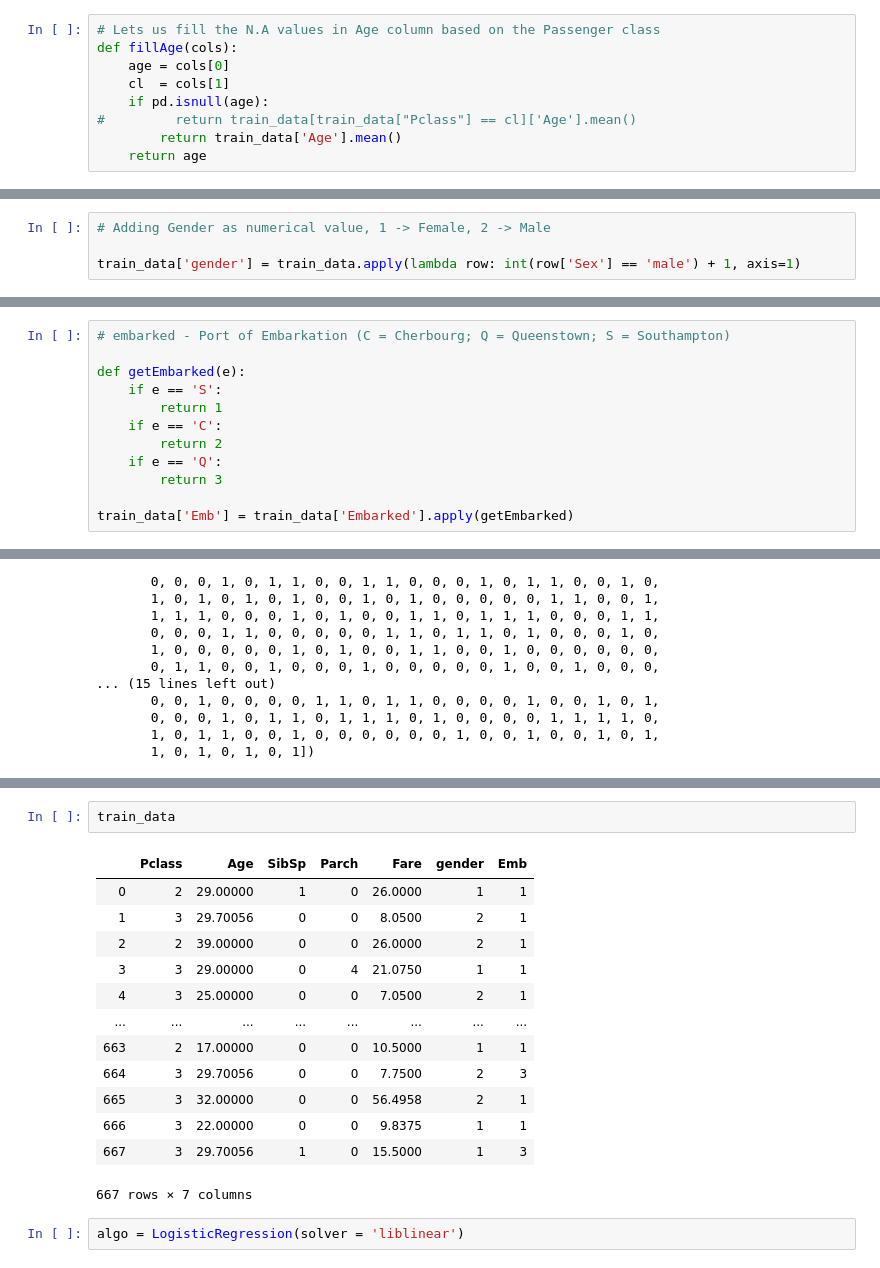
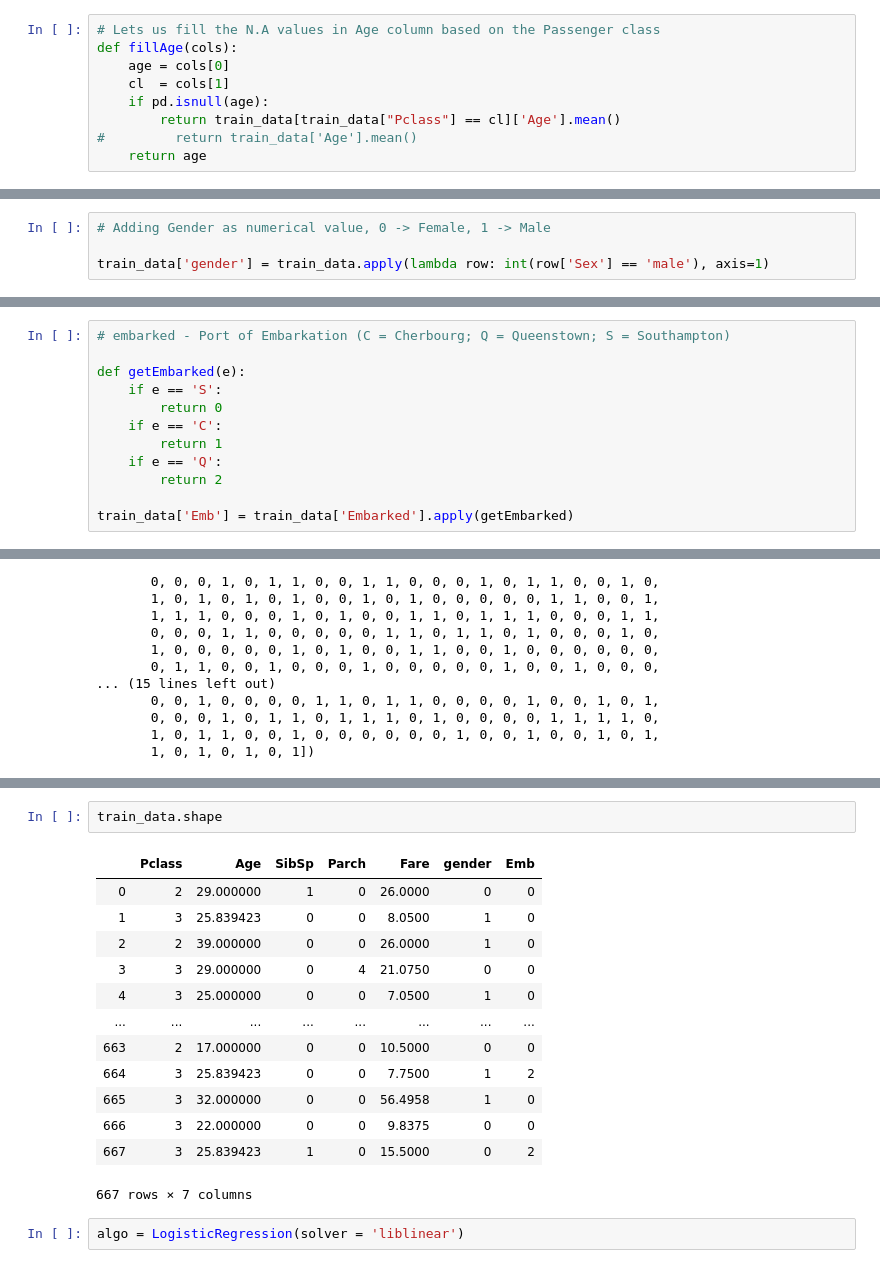
Before and after one commit to ashhadahmad/Data-Science-Practice, a Jupyter notebook: 12 Logistic Regression/Logistic Regression - Titanic Dataset.ipynb, the cells around one changed output, grey strips where cells are left out. Cells and saved outputs as stored; diff of their text form.

```diff
--- a/12 Logistic Regression/Logistic Regression - Titanic Dataset.ipynb
+++ b/12 Logistic Regression/Logistic Regression - Titanic Dataset.ipynb
@@ -24,8 +24,8 @@ def fillAge(cols):
     age = cols[0]
     cl  = cols[1]
     if pd.isnull(age):
-#         return train_data[train_data["Pclass"] == cl]['Age'].mean()
-        return train_data['Age'].mean()
+        return train_data[train_data["Pclass"] == cl]['Age'].mean()
+#         return train_data['Age'].mean()
     return age
 # %%
 train_data['Age'] = train_data[['Age','Pclass']].apply(fillAge,axis=1)
@@ -75,8 +75,8 @@ train_data.describe()
 | max | 3.000000 | 80.000000 | 8.000000 | 6.000000 | 512.329200 | 1.000000 |
 # %%
-# Adding Gender as numerical value, 1 -> Female, 2 -> Male
+# Adding Gender as numerical value, 0 -> Female, 1 -> Male
 
-train_data['gender'] = train_data.apply(lambda row: int(row['Sex'] == 'male') + 1, axis=1)
+train_data['gender'] = train_data.apply(lambda row: int(row['Sex'] == 'male'), axis=1)
 # %%
 train_data.head(10)
 # %% [output]
@@ -137,11 +137,11 @@ Name: Embarked, dtype: int64
 
 def getEmbarked(e):
     if e == 'S':
+        return 0
+    if e == 'C':
         return 1
-    if e == 'C':
+    if e == 'Q':
         return 2
-    if e == 'Q':
-        return 3
 
 train_data['Emb'] = train_data['Embarked'].apply(getEmbarked)
 # %%
@@ -208,19 +208,19 @@ train_data
 667 rows × 7 columns
 # %%
-train_data
+train_data.shape
 # %% [output]
 |  | Pclass | Age | SibSp | Parch | Fare | gender | Emb |
-| 0 | 2 | 29.00000 | 1 | 0 | 26.0000 | 1 | 1 |
-| 1 | 3 | 29.70056 | 0 | 0 | 8.0500 | 2 | 1 |
-| 2 | 2 | 39.00000 | 0 | 0 | 26.0000 | 2 | 1 |
-| 3 | 3 | 29.00000 | 0 | 4 | 21.0750 | 1 | 1 |
-| 4 | 3 | 25.00000 | 0 | 0 | 7.0500 | 2 | 1 |
+| 0 | 2 | 29.000000 | 1 | 0 | 26.0000 | 0 | 0 |
+| 1 | 3 | 25.839423 | 0 | 0 | 8.0500 | 1 | 0 |
+| 2 | 2 | 39.000000 | 0 | 0 | 26.0000 | 1 | 0 |
+| 3 | 3 | 29.000000 | 0 | 4 | 21.0750 | 0 | 0 |
+| 4 | 3 | 25.000000 | 0 | 0 | 7.0500 | 1 | 0 |
 | ... | ... | ... | ... | ... | ... | ... | ... |
-| 663 | 2 | 17.00000 | 0 | 0 | 10.5000 | 1 | 1 |
-| 664 | 3 | 29.70056 | 0 | 0 | 7.7500 | 2 | 3 |
-| 665 | 3 | 32.00000 | 0 | 0 | 56.4958 | 2 | 1 |
-| 666 | 3 | 22.00000 | 0 | 0 | 9.8375 | 1 | 1 |
-| 667 | 3 | 29.70056 | 1 | 0 | 15.5000 | 1 | 3 |
+| 663 | 2 | 17.000000 | 0 | 0 | 10.5000 | 0 | 0 |
+| 664 | 3 | 25.839423 | 0 | 0 | 7.7500 | 1 | 2 |
+| 665 | 3 | 32.000000 | 0 | 0 | 56.4958 | 1 | 0 |
+| 666 | 3 | 22.000000 | 0 | 0 | 9.8375 | 0 | 0 |
+| 667 | 3 | 25.839423 | 1 | 0 | 15.5000 | 0 | 2 |
 667 rows × 7 columns
 # %%
 algo = LogisticRegression(solver = 'liblinear')
```
Also changed, not shown: parts of 12 cells of this notebook, 21 other files.
